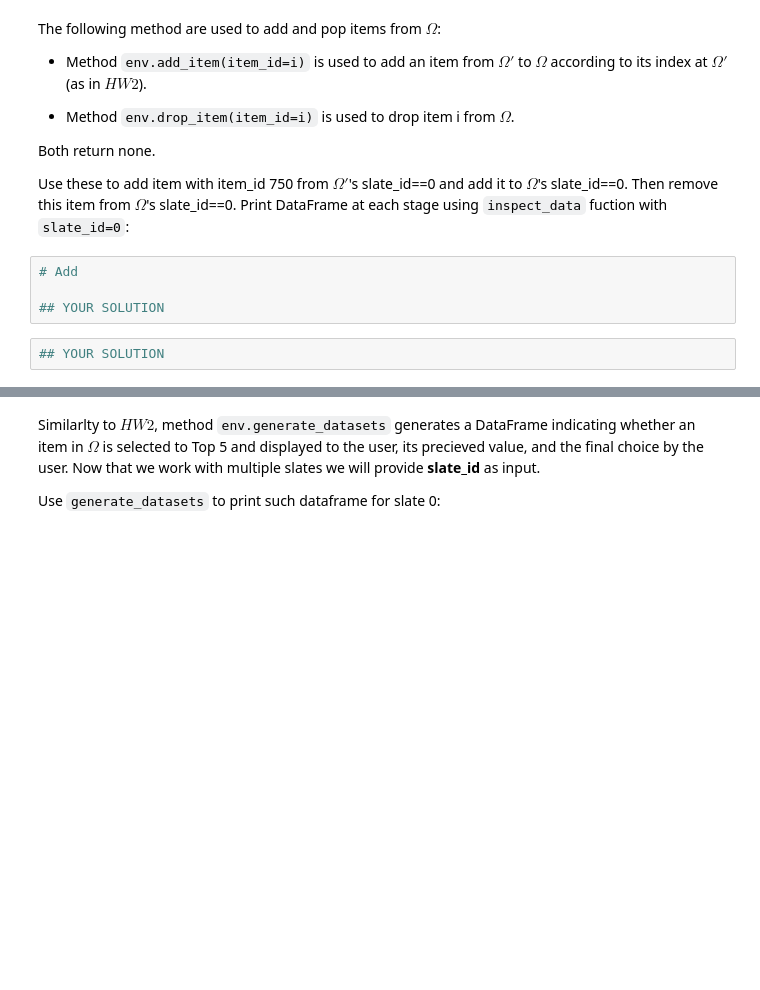
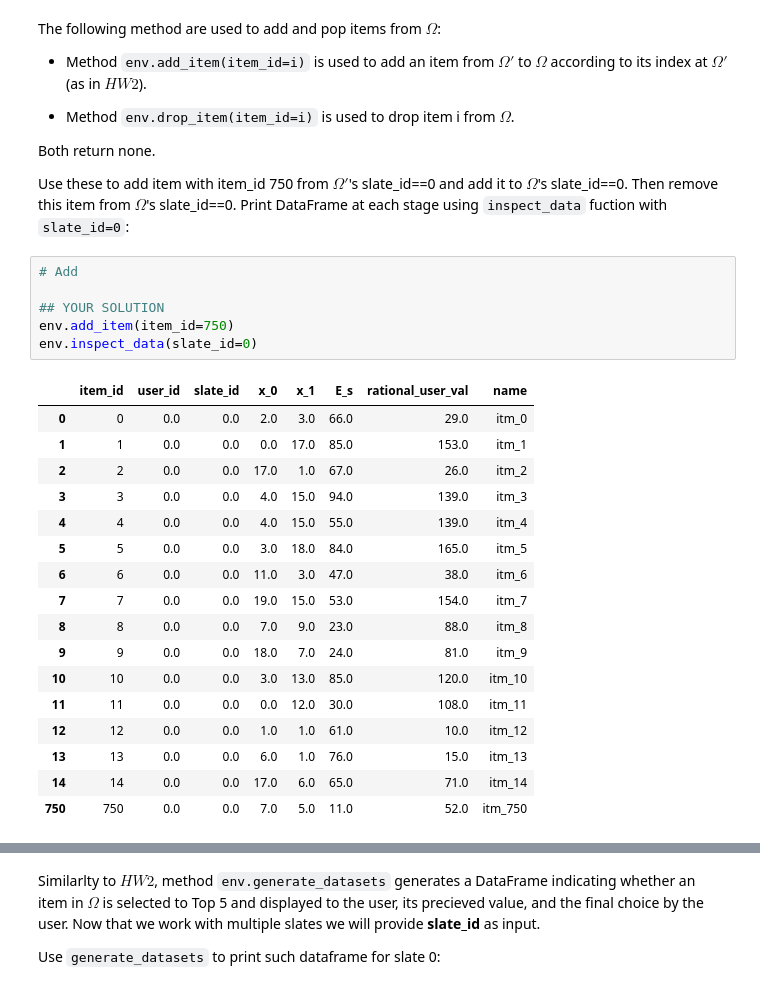
Before and after one commit to ashalem/ML_Human, a Jupyter notebook: WS2_2024_students.ipynb, the cells around one changed output, grey strips where cells are left out. Drawn from its saved outputs; the diff is of its cells as text; blank space fills up the shorter version.

```diff
--- a/WS2_2024_students.ipynb
+++ b/WS2_2024_students.ipynb
@@ -625,6 +653,24 @@
 # %%
 # Add
 
 ## YOUR SOLUTION
+env.add_item(item_id=750)
+env.inspect_data(slate_id=0)
+# %% [output]
+|  | item_id | user_id | slate_id | x_0 | x_1 | E_s | rational_user_val | name |
+| 0 | 0 | 0.0 | 0.0 | 2.0 | 3.0 | 66.0 | 29.0 | itm_0 |
+| 1 | 1 | 0.0 | 0.0 | 0.0 | 17.0 | 85.0 | 153.0 | itm_1 |
+| 2 | 2 | 0.0 | 0.0 | 17.0 | 1.0 | 67.0 | 26.0 | itm_2 |
+| 3 | 3 | 0.0 | 0.0 | 4.0 | 15.0 | 94.0 | 139.0 | itm_3 |
+| 4 | 4 | 0.0 | 0.0 | 4.0 | 15.0 | 55.0 | 139.0 | itm_4 |
+| 5 | 5 | 0.0 | 0.0 | 3.0 | 18.0 | 84.0 | 165.0 | itm_5 |
+| 6 | 6 | 0.0 | 0.0 | 11.0 | 3.0 | 47.0 | 38.0 | itm_6 |
+| 7 | 7 | 0.0 | 0.0 | 19.0 | 15.0 | 53.0 | 154.0 | itm_7 |
+| 8 | 8 | 0.0 | 0.0 | 7.0 | 9.0 | 23.0 | 88.0 | itm_8 |
+| 9 | 9 | 0.0 | 0.0 | 18.0 | 7.0 | 24.0 | 81.0 | itm_9 |
+| 10 | 10 | 0.0 | 0.0 | 3.0 | 13.0 | 85.0 | 120.0 | itm_10 |
+| 11 | 11 | 0.0 | 0.0 | 0.0 | 12.0 | 30.0 | 108.0 | itm_11 |
+| 12 | 12 | 0.0 | 0.0 | 1.0 | 1.0 | 61.0 | 10.0 | itm_12 |
+| 13 | 13 | 0.0 | 0.0 | 6.0 | 1.0 | 76.0 | 15.0 | itm_13 |
+| 14 | 14 | 0.0 | 0.0 | 17.0 | 6.0 | 65.0 | 71.0 | itm_14 |
+| 750 | 750 | 0.0 | 0.0 | 7.0 | 5.0 | 11.0 | 52.0 | itm_750 |
-# %%
-## YOUR SOLUTION
```
Also changed, not shown: parts of 8 cells of this notebook.
